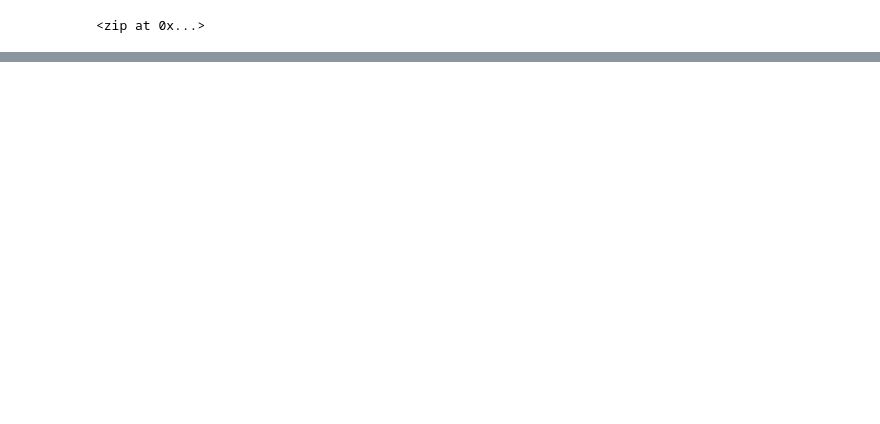
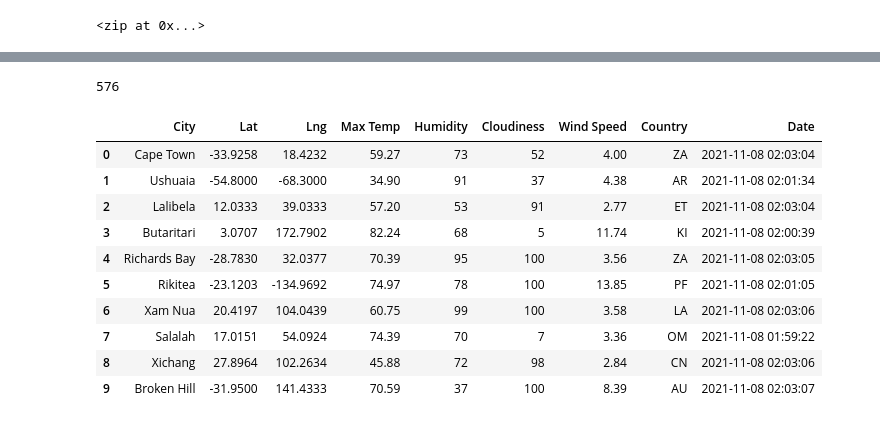
Before and after one commit to ChuySalasP/World_Weather_Analysis, a Jupyter notebook: WeatherPy.ipynb, the cells around one changed output, grey strips where cells are left out. Cells and saved outputs as stored; diff of their text form; code cells hidden in the pictures; blank space fills up the shorter version.

```diff
--- a/WeatherPy.ipynb
+++ b/WeatherPy.ipynb
@@ -33,0 +44,4 @@ len(cities)
+# %%
+# Starting URL for Weather Map API Call.
+url = "http://api.openweathermap.org/data/2.5/weather?units=Imperial&APPID=" + weather_api_key
+print(url)
@@ -33,0 +131,20 @@ len(cities)
+# %%
+len(city_data)
+# %% [output]
+576
+# %%
+# Convert the array of dictionaries to a Pandas DataFrame.
+city_data_df = pd.DataFrame(city_data)
+city_data_df.head(10)
+# %% [output]
+|  | City | Lat | Lng | Max Temp | Humidity | Cloudiness | Wind Speed | Country | Date |
+| 0 | Cape Town | -33.9258 | 18.4232 | 59.27 | 73 | 52 | 4.00 | ZA | 2021-11-08 02:03:04 |
+| 1 | Ushuaia | -54.8000 | -68.3000 | 34.90 | 91 | 37 | 4.38 | AR | 2021-11-08 02:01:34 |
+| 2 | Lalibela | 12.0333 | 39.0333 | 57.20 | 53 | 91 | 2.77 | ET | 2021-11-08 02:03:04 |
+| 3 | Butaritari | 3.0707 | 172.7902 | 82.24 | 68 | 5 | 11.74 | KI | 2021-11-08 02:00:39 |
+| 4 | Richards Bay | -28.7830 | 32.0377 | 70.39 | 95 | 100 | 3.56 | ZA | 2021-11-08 02:03:05 |
+| 5 | Rikitea | -23.1203 | -134.9692 | 74.97 | 78 | 100 | 13.85 | PF | 2021-11-08 02:01:05 |
+| 6 | Xam Nua | 20.4197 | 104.0439 | 60.75 | 99 | 100 | 3.58 | LA | 2021-11-08 02:03:06 |
+| 7 | Salalah | 17.0151 | 54.0924 | 74.39 | 70 | 7 | 3.36 | OM | 2021-11-08 01:59:22 |
+| 8 | Xichang | 27.8964 | 102.2634 | 45.88 | 72 | 98 | 2.84 | CN | 2021-11-08 02:03:06 |
+| 9 | Broken Hill | -31.9500 | 141.4333 | 70.59 | 37 | 100 | 8.39 | AU | 2021-11-08 02:03:07 |
```
Also changed, not shown: parts of 6 cells of this notebook, 5 other files.
